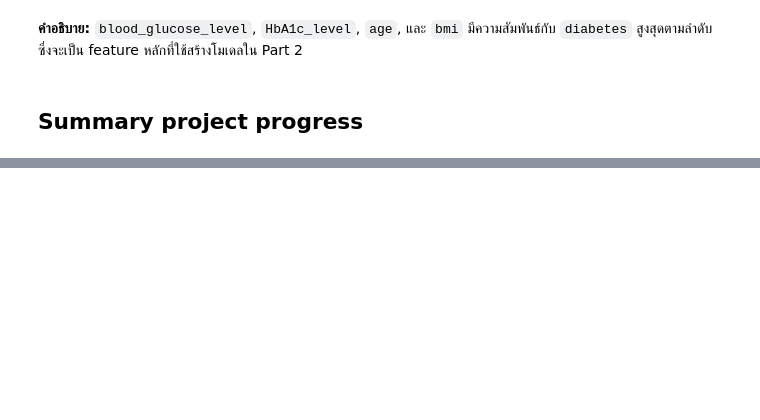
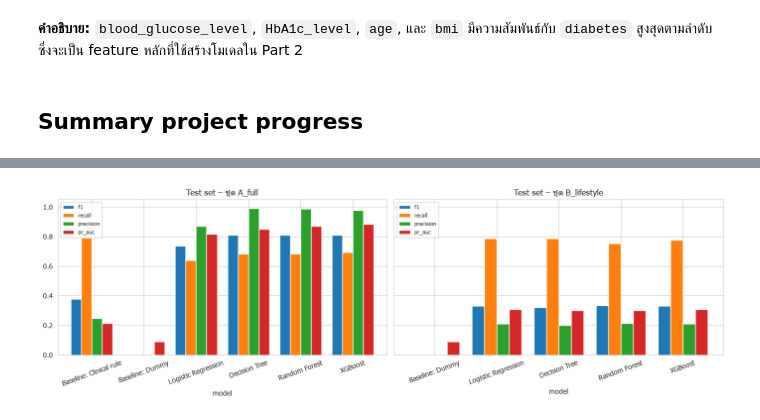
Before and after one commit to Graceiscoming/HealthSense, a Jupyter notebook: CP462_Project_HealthSense.ipynb, the cells around one changed output, grey strips where cells are left out. Drawn from its saved outputs; the diff is of its cells as text; code cells hidden in the pictures; blank space fills up the shorter version.

```diff
--- a/CP462_Project_HealthSense.ipynb
+++ b/CP462_Project_HealthSense.ipynb
@@ -378,0 +493,14 @@ Evaluate Model
+# %%
+# 3. สร้างตัว preprocessing (จะถูก fit ภายใน Pipeline บนข้อมูล train ของแต่ละ fold เท่านั้น)
+def make_preprocessor(fs):
+    return ColumnTransformer([
+        ("num", StandardScaler(), fs["num"]),                       # scale ตัวเลขให้อยู่สเกลเดียวกัน (สำคัญกับ Logistic Regression)
+        ("bin", "passthrough", fs["bin"]),                          # 0/1 ใช้ได้เลย
+        ("cat", OneHotEncoder(handle_unknown="ignore"), fs["cat"]), # gender, smoking_history → one-hot
+    ])
+
+# ตัวอย่าง: fit บน train แล้ว transform ทั้ง train/test เพื่อดูหน้าตาข้อมูลหลังแปลง
+pre_demo = make_preprocessor(FEATURE_SETS["A_full"]).fit(X_train)
+Xt_demo = pre_demo.transform(X_train)
+print("จำนวน feature หลัง preprocessing:", Xt_demo.shape[1])
+pd.DataFrame(Xt_demo[:5], columns=pre_demo.get_feature_names_out()).round(2)
@@ -378,0 +667,20 @@ Evaluate Model
+# %%
+def get_scores(model, Xs, ys):
+    pred = model.predict(Xs)
+    proba = model.predict_proba(Xs)[:, 1]
+    return {"accuracy": accuracy_score(ys, pred),
+            "precision": precision_score(ys, pred, zero_division=0),
+            "recall": recall_score(ys, pred),
+            "f1": f1_score(ys, pred),
+            "roc_auc": roc_auc_score(ys, proba),
+            "pr_auc": average_precision_score(ys, proba)}
+
+test_rows = []
+for (fs_name, m_name), model in fitted.items():
+    test_rows.append({"feature_set": fs_name, "model": m_name, **get_scores(model, X_test, y_test)})
+test_table = pd.DataFrame(test_rows)
+
+# เทียบกับ Dummy baseline ของชุด feature เดียวกัน (ผลต่าง F1)
+dummy_f1 = test_table[test_table["model"] == "Baseline: Dummy"].set_index("feature_set")["f1"]
+test_table["F1 vs Dummy"] = test_table["f1"] - test_table["feature_set"].map(dummy_f1)
+test_table.round(3)
@@ -378,0 +700,13 @@ Evaluate Model
+# %%
+# กราฟเปรียบเทียบ F1 / Recall / PR-AUC บน test set
+fig, axes = plt.subplots(1, 2, figsize=(14, 4.5), sharey=True)
+for ax, fs_name in zip(axes, FEATURE_SETS):
+    t = test_table[test_table["feature_set"] == fs_name].set_index("model")[["f1", "recall", "precision", "pr_auc"]]
+    t.plot(kind="bar", ax=ax, rot=20, width=0.8)
+    ax.set_title(f"Test set – ชุด {fs_name}")
+    ax.set_ylim(0, 1.05)
+    ax.legend(loc="upper left", fontsize=8)
+plt.tight_layout()
+plt.show()
+# %% [output]
+[figure, added]
```
Also changed, not shown: parts of 39 cells of this notebook.
